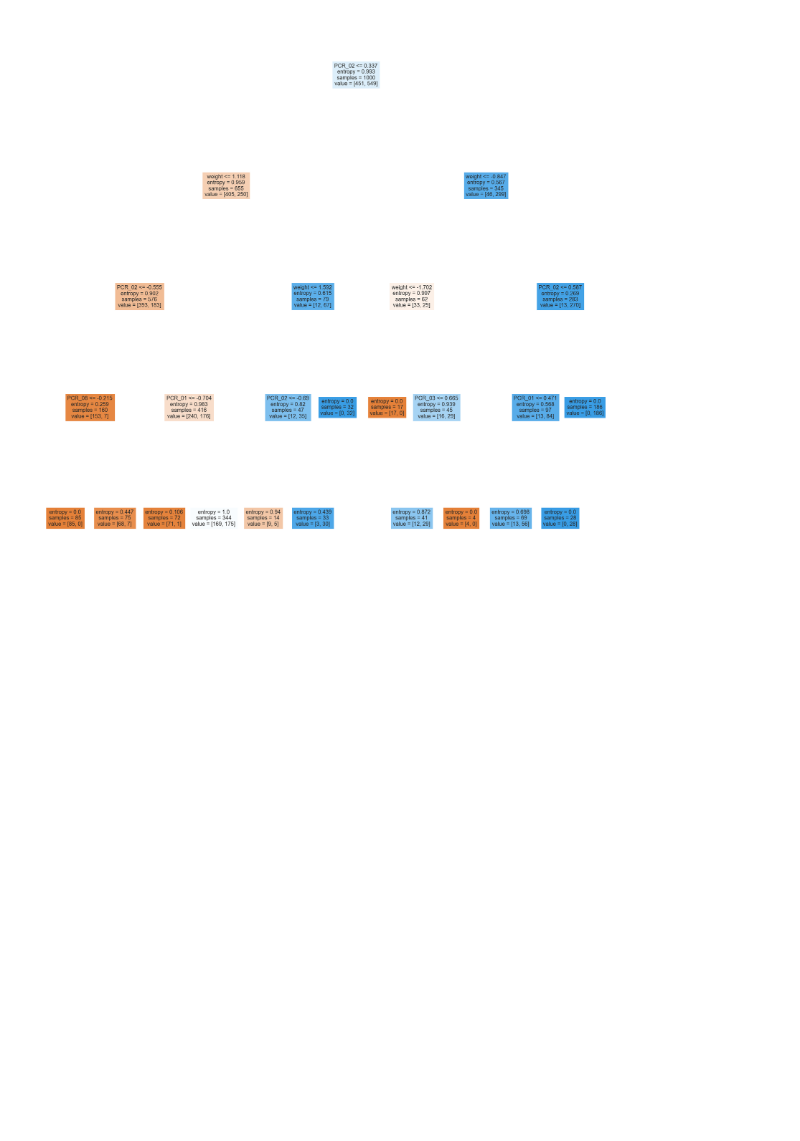
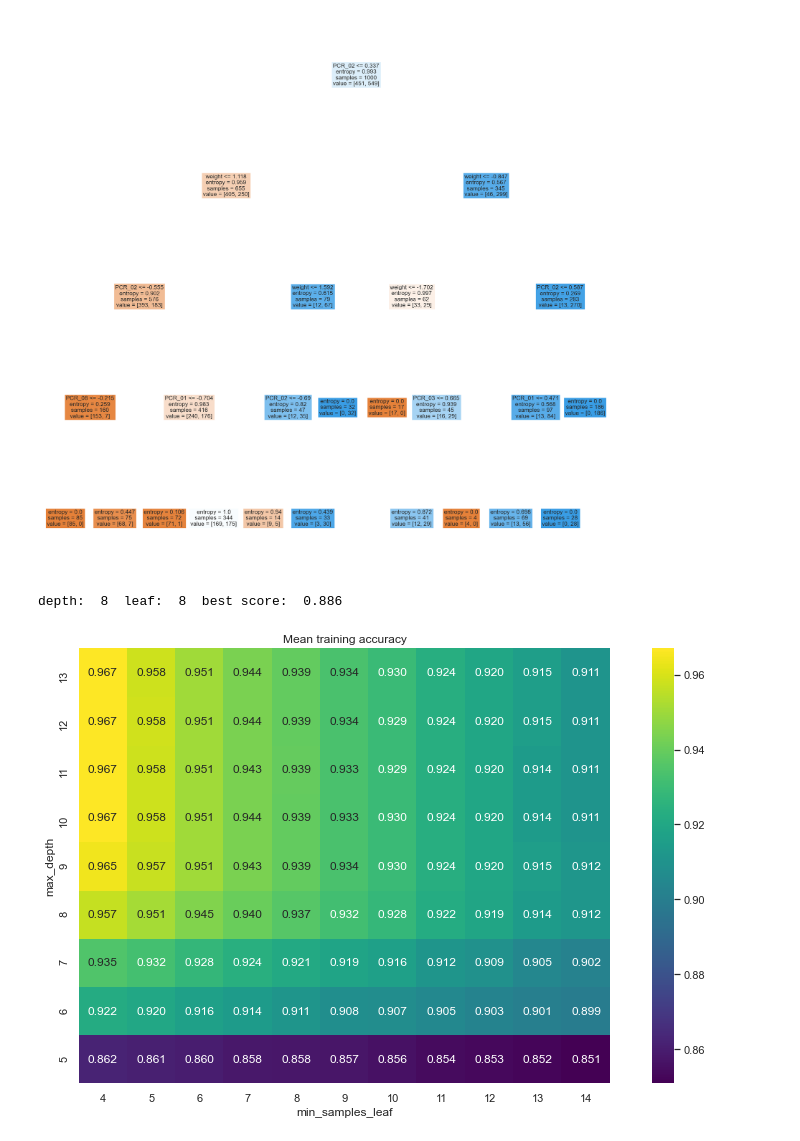
Before and after one commit to gottlieb-ofek/Major2_ML, a Jupyter notebook: 325012029-316351824.ipynb, the cells around one changed output. Drawn from its saved outputs; the diff is of its cells as text; code cells hidden in the pictures; blank space fills up the shorter version.

```diff
--- a/325012029-316351824.ipynb
+++ b/325012029-316351824.ipynb
@@ -189,2 +190,27 @@ _ = plot_tree(dec_tree, filled = True, feature_names=list(df_features.columns))
 # %% [output]
 [figure]
+# %%
+#(Q8)
+new_dec_tree = DecisionTreeClassifier(criterion='entropy')
+parameters = {'max_depth':range(5,14), 'min_samples_leaf':range(4,15)}
+grid_search = GridSearchCV(estimator= new_dec_tree, cv = 8, param_grid=parameters, return_train_score=True)
+grid_search.fit(df_features, df_labels)
+
+print("depth: ", grid_search.best_estimator_.get_depth(), " leaf: ", grid_search.best_estimator_.min_samples_leaf, " best score: ", grid_search.best_score_)
+# %% [output]
+depth:  8  leaf:  8  best score:  0.886
+# %%
+train_score = grid_search.cv_results_['mean_train_score']
+test_score = grid_search.cv_results_['mean_test_score']
+indexes = grid_search.cv_results_['params']
+data = pd.DataFrame(columns=['max_depth', 'min_samples_leaf', 'train_score', 'test_score'])
+for i, param in enumerate(indexes):
+    data.loc[i] = {'max_depth': param['max_depth'], 'min_samples_leaf': param['min_samples_leaf'],
+                   'train_score': train_score[i], 'test_score': test_score[i]}
+# %%
+g = sns.heatmap(data.pivot('max_depth', 'min_samples_leaf', 'train_score'), annot = True, xticklabels=True,
+                yticklabels=True, square=True, cmap="viridis", fmt='.3f')
+g.invert_yaxis()
+_ = plt.title('Mean training accuracy')
+# %% [output]
+[figure, added]
```
Also changed, not shown: parts of 13 cells of this notebook, 2 other files.
